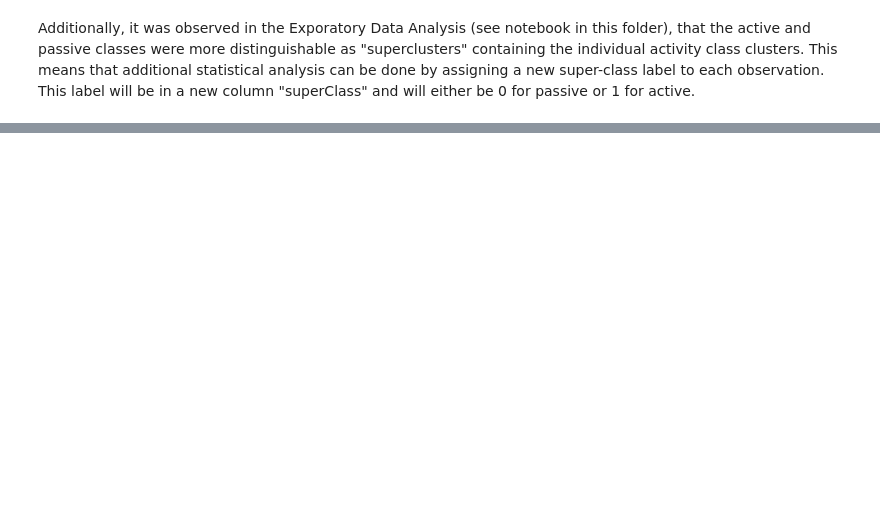
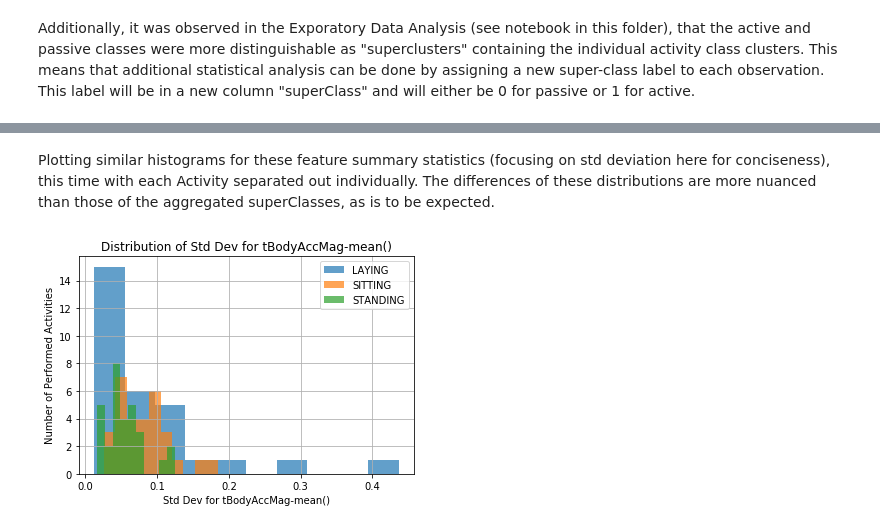
Before and after one commit to s-weisenberg/Data-Science-Projects, a Jupyter notebook: Capstone_Project_2/notebooks/Statistical_Analysis.ipynb, the cells around one changed output, grey strips where cells are left out. Cells and saved outputs as stored; diff of their text form; code cells hidden in the pictures; blank space fills up the shorter version.

```diff
--- a/Capstone_Project_2/notebooks/Statistical_Analysis.ipynb
+++ b/Capstone_Project_2/notebooks/Statistical_Analysis.ipynb
@@ -223,0 +206,13 @@ plot_superClass_feature(feature, subject)
+# %% [markdown]
+Plotting similar histograms for these feature summary statistics (focusing on std deviation here for conciseness), this time with each Activity separated out individually. The differences of these distributions are more nuanced than those of the aggregated superClasses, as is to be expected.
+# %%
+separated_df_stds.loc['LAYING']['tBodyAccMag-mean()'].hist(label='LAYING', alpha=0.7)
+separated_df_stds.loc['SITTING']['tBodyAccMag-mean()'].hist(label='SITTING', alpha=0.7)
+separated_df_stds.loc['STANDING']['tBodyAccMag-mean()'].hist(label='STANDING', alpha=0.7)
+plt.title('Distribution of Std Dev for tBodyAccMag-mean()')
+plt.xlabel('Std Dev for tBodyAccMag-mean()')
+plt.ylabel('Number of Performed Activities')
+plt.legend()
+plt.show()
+# %% [output]
+[figure, added]
```
Also changed, not shown: parts of 24 cells of this notebook.
